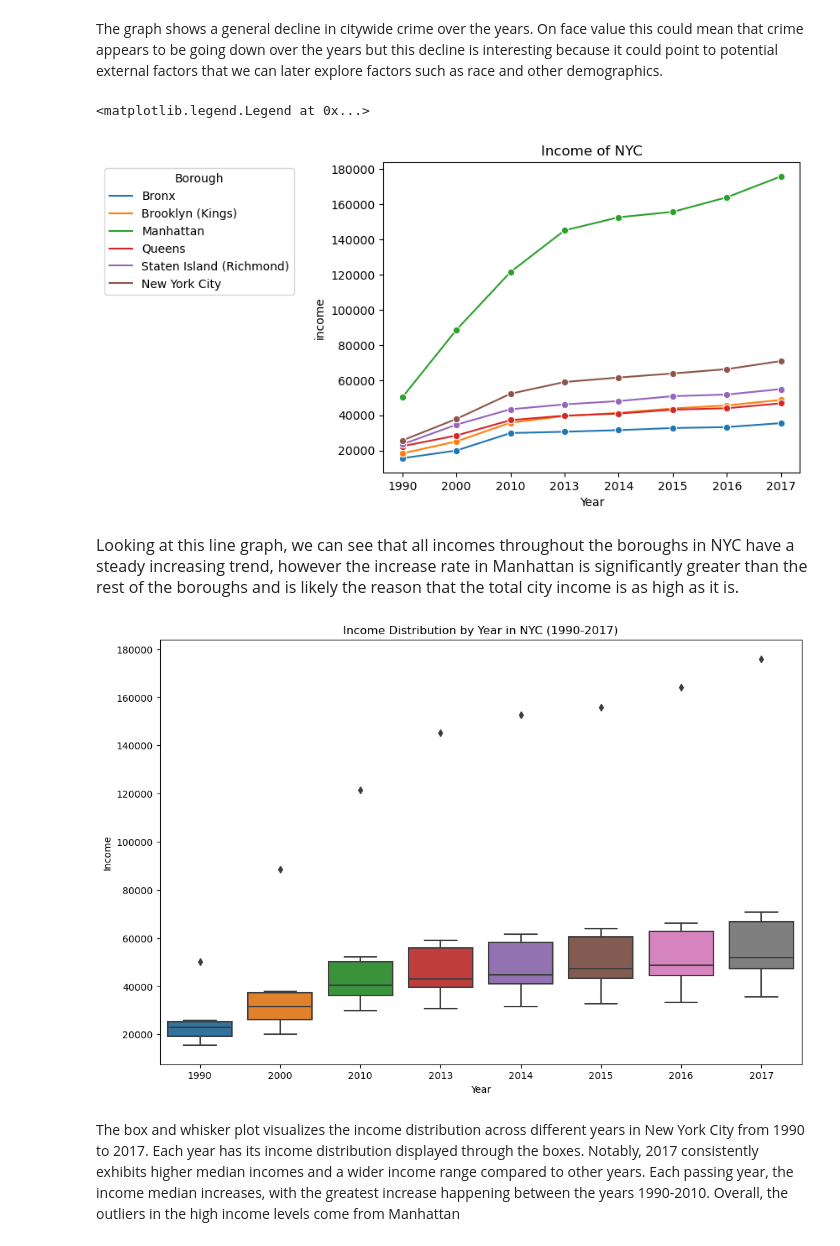
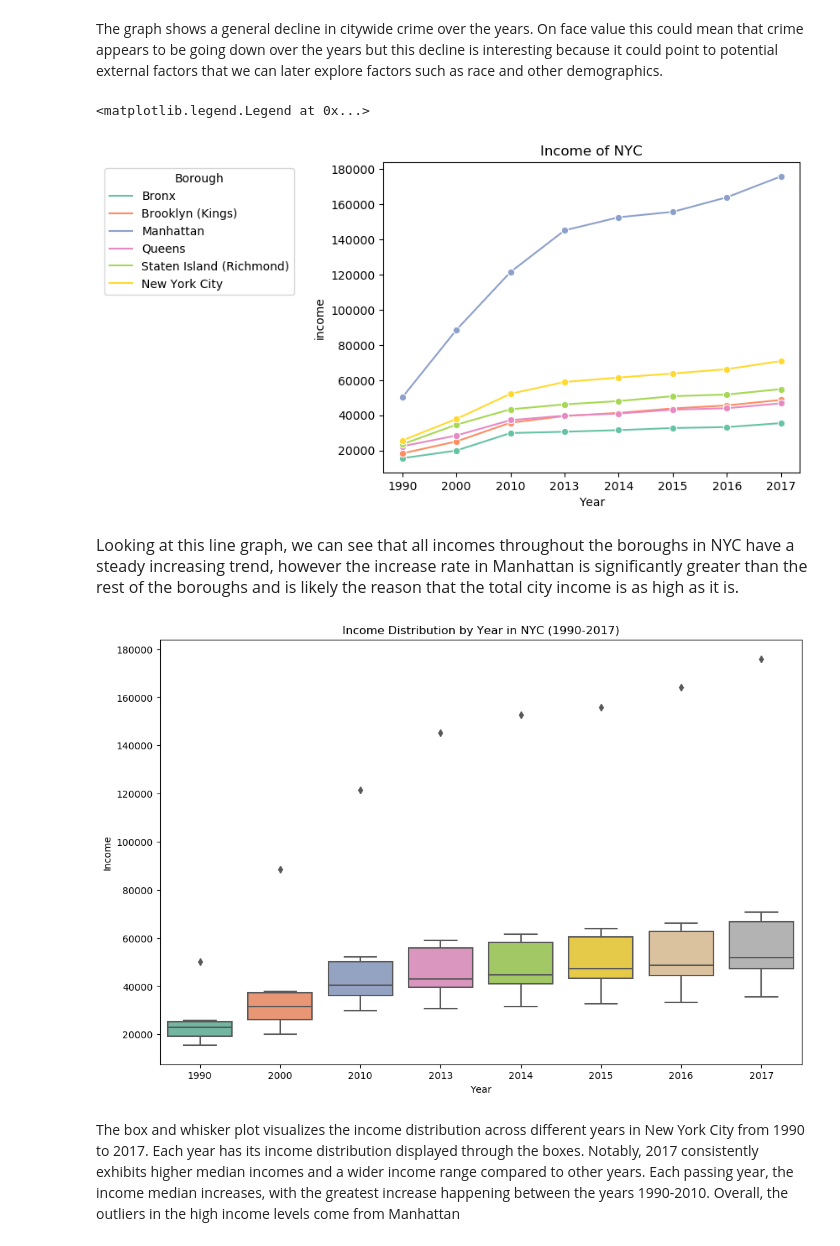
Before and after one commit to anikasparkle22/Info2950_final, a Jupyter notebook: Info 2950 Final.ipynb, the cells around one changed output. Drawn from its saved outputs; the diff is of its cells as text; code cells hidden in the pictures.

```diff
--- a/Info 2950 Final.ipynb
+++ b/Info 2950 Final.ipynb
@@ -428,25 +422,27 @@ melted_demographic = nyc_income.melt(id_vars=['Geographic Area (in dollars)'], v
 # %%
 
 #Plotting data frame as a line graph
-sns.lineplot(data=melted_demographic, x='Year', y='Count', hue='Geographic Area (in dollars)', marker='o')
+colors = ['#CDB4DB', '#FFC8DD', '#FFAFCC', '#BDE0FE']
+sns.lineplot(data=melted_demographic, x='Year', y='Count', hue='Geographic Area (in dollars)', marker='o', palette='Set2')
 plt.title("Income of NYC")
 plt.xlabel("Year")
 plt.ylabel("income")
 plt.legend(title="Borough",bbox_to_anchor=(-0.20, 1), loc='upper right')
 # %% [output]
 <matplotlib.legend.Legend at 0x...>
-[figure, old version]
+[figure, new version]
 # %% [markdown]
 <p style="font-size: 16px">Looking at this line graph, we can see that all incomes throughout the boroughs in NYC have a steady increasing trend, however the increase rate in Manhattan is significantly greater than the rest of the boroughs and is likely the reason that the total city income is as high as it is.</p>
 # %%
+
 plt.figure(figsize=(12, 8))
-sns.boxplot(data=nyc_income)
+sns.boxplot(data=nyc_income, palette= "Set2")
 plt.title("Income Distribution by Year in NYC (1990-2017)")
 plt.xlabel("Year")
 plt.ylabel("Income")
 plt.show()
 # %% [output]
-[figure, old version]
+[figure, new version]
 # %% [markdown]
 The box and whisker plot visualizes the income distribution across different years in New York City from 1990 to 2017. Each year has its income distribution displayed through the boxes.
 Notably, 2017 consistently exhibits higher median incomes and a wider income range compared to other years. Each passing year, the income median increases, with the greatest increase happening between the years 1990-2010. Overall, the outliers in the high income levels come from Manhattan
```
Also changed, not shown: parts of 26 cells of this notebook.
